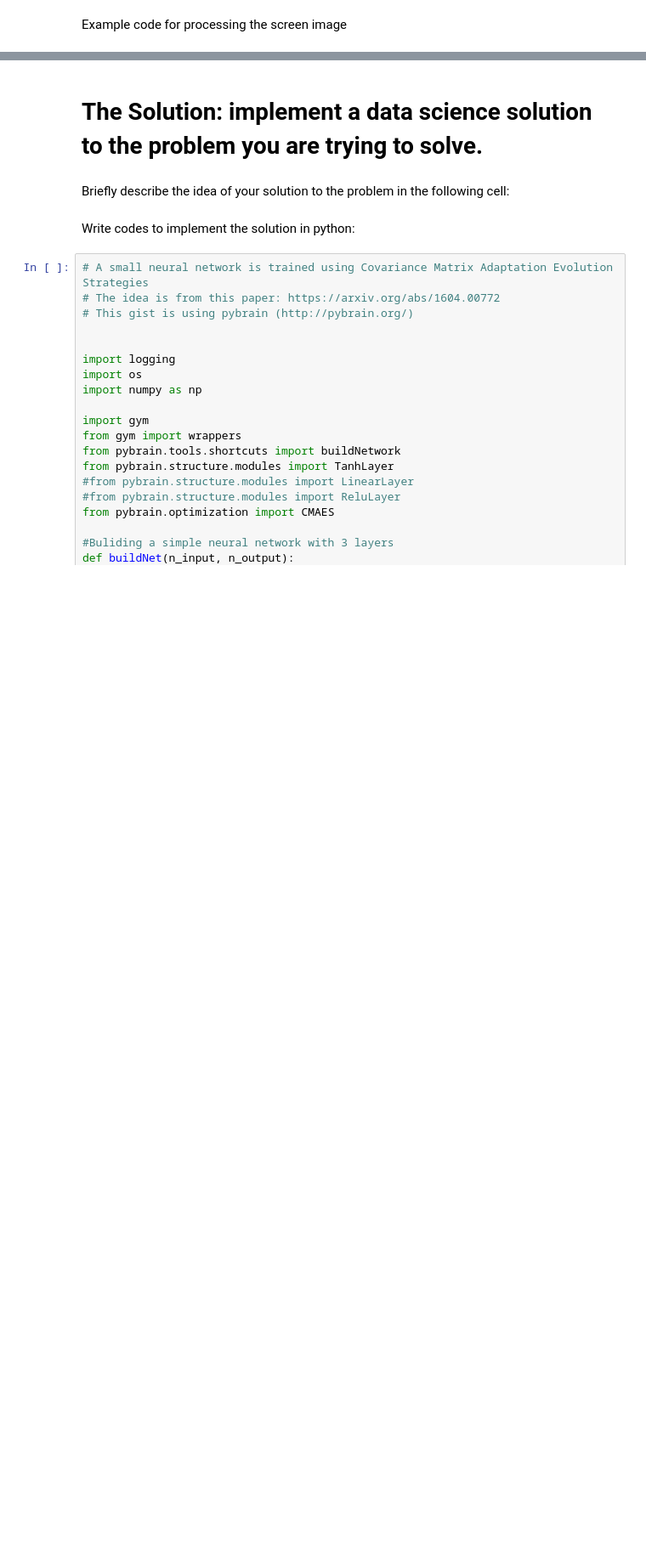
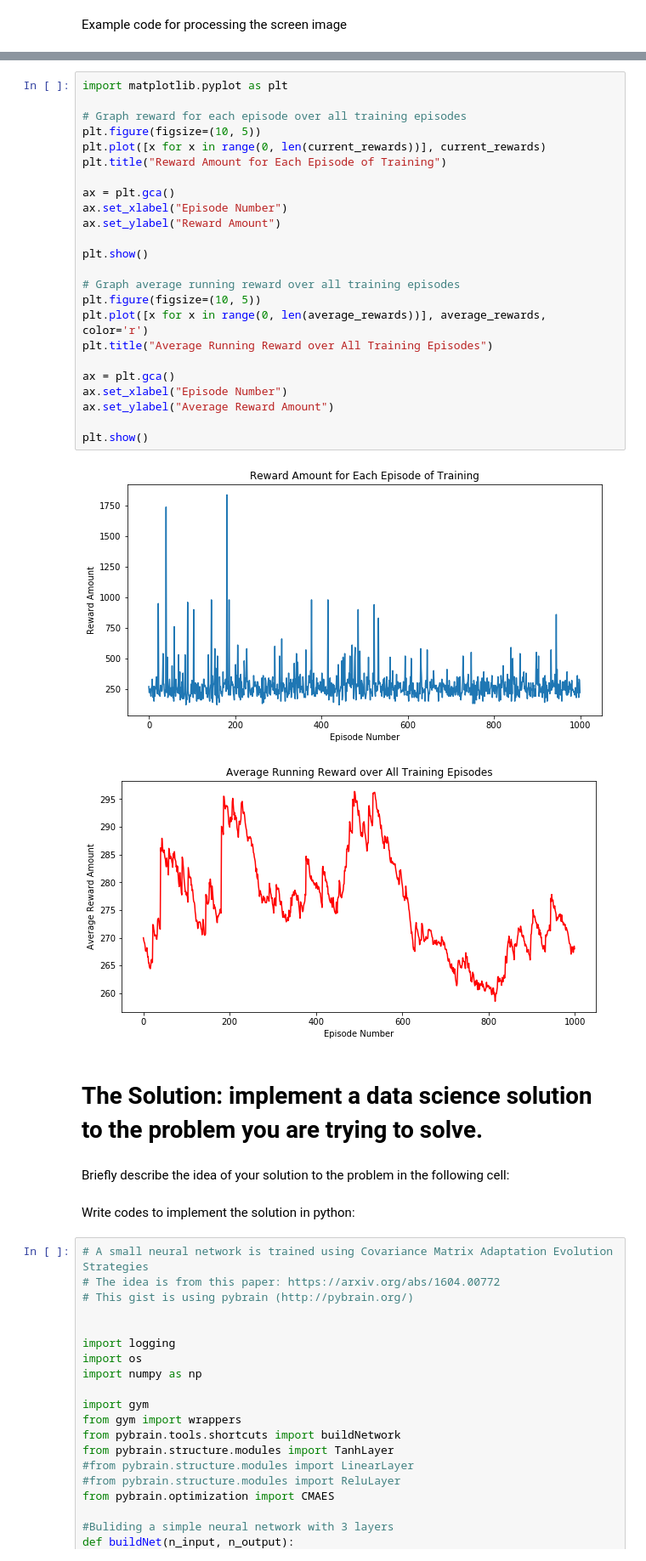
Before and after one commit to dontirun/DS3001-Case-3, a Jupyter notebook: case3.ipynb, the cells around one changed output, grey strips where cells are left out. Shown: that part at 85% size. Drawn from its saved outputs; the diff is of its cells as text; blank space fills up the shorter version.

Commit message:
Added graphs for rewards over training episodes for Pacman.

```diff
--- a/case3.ipynb
+++ b/case3.ipynb
@@ -250,3 +269,30 @@ plt.imshow(x,cmap='Greys')
+# %%
+import matplotlib.pyplot as plt
+
+# Graph reward for each episode over all training episodes
+plt.figure(figsize=(10, 5))
+plt.plot([x for x in range(0, len(current_rewards))], current_rewards)
+plt.title("Reward Amount for Each Episode of Training")
+
+ax = plt.gca()
+ax.set_xlabel("Episode Number")
+ax.set_ylabel("Reward Amount")
+
+plt.show()
+
+# Graph average running reward over all training episodes
+plt.figure(figsize=(10, 5))
+plt.plot([x for x in range(0, len(average_rewards))], average_rewards, color='r')
+plt.title("Average Running Reward over All Training Episodes")
+
+ax = plt.gca()
+ax.set_xlabel("Episode Number")
+ax.set_ylabel("Average Reward Amount")
+
+plt.show()
+# %% [output]
+[figure, added]
+[figure, added]
 # %% [markdown]
 # The Solution: implement a data science solution to the problem you are trying to solve.
 # %% [markdown]
```
Also changed, not shown: parts of 2 cells of this notebook, 1 other file.
